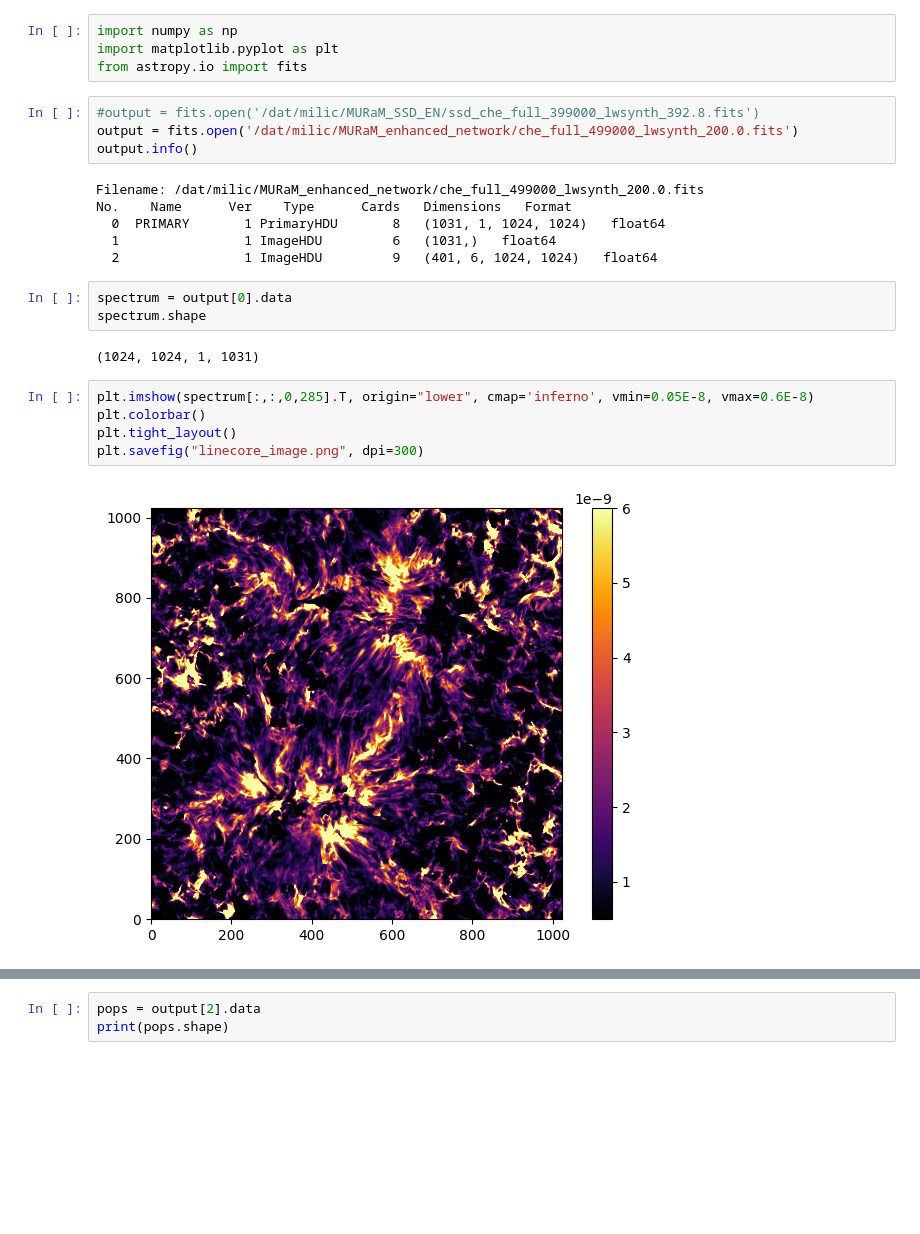
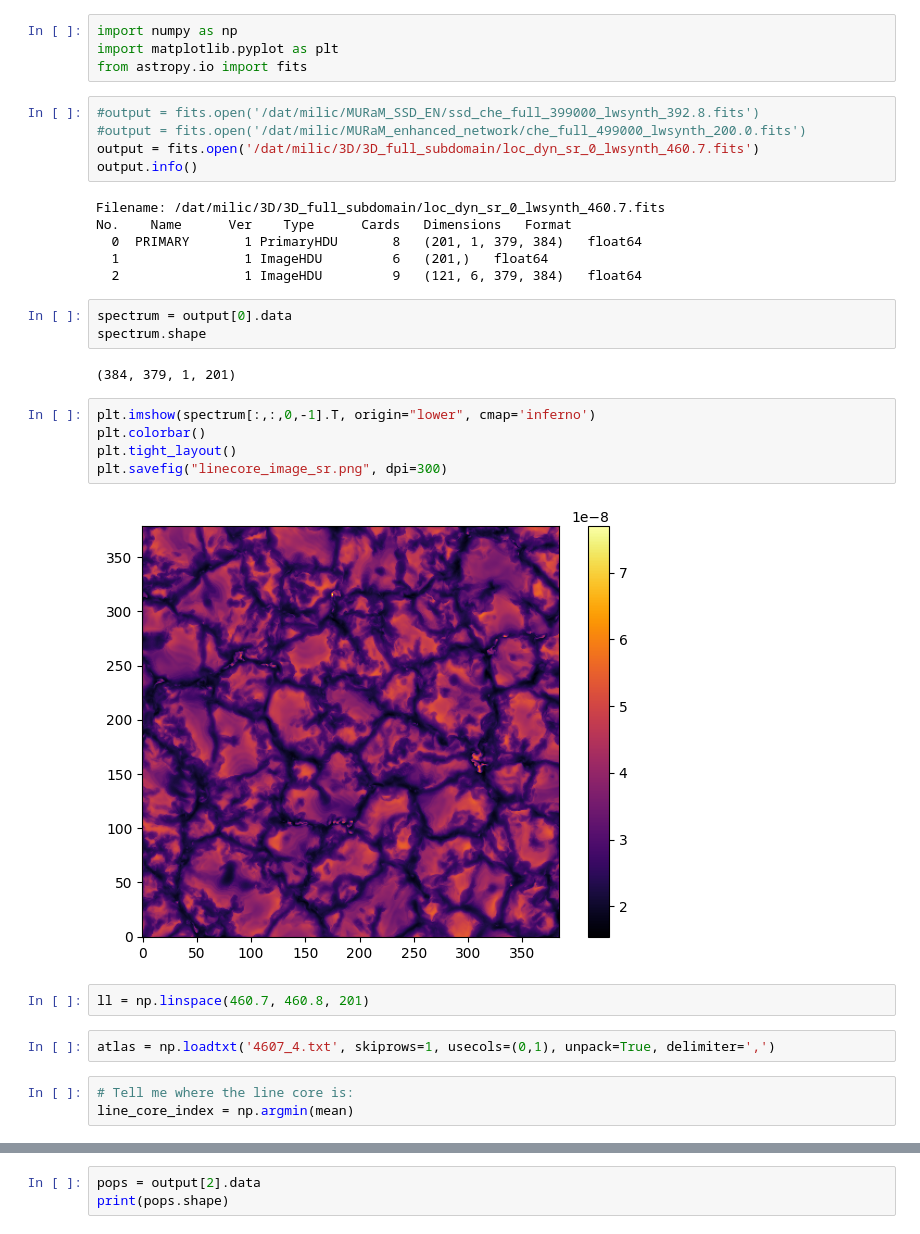
Before and after one commit to ivanzmilic/depp_coeff_plp, a Jupyter notebook: inspect_spectra.ipynb, the cells around one changed output, grey strips where cells are left out. Drawn from its saved outputs; the diff is of its cells as text; blank space fills up the shorter version.

```diff
--- a/inspect_spectra.ipynb
+++ b/inspect_spectra.ipynb
@@ -4,23 +4,31 @@ import matplotlib.pyplot as plt
 from astropy.io import fits
 # %%
 #output = fits.open('/dat/milic/MURaM_SSD_EN/ssd_che_full_399000_lwsynth_392.8.fits')
-output = fits.open('/dat/milic/MURaM_enhanced_network/che_full_499000_lwsynth_200.0.fits')
+#output = fits.open('/dat/milic/MURaM_enhanced_network/che_full_499000_lwsynth_200.0.fits')
+output = fits.open('/dat/milic/3D/3D_full_subdomain/loc_dyn_sr_0_lwsynth_460.7.fits')
 output.info()
 # %% [output]
-Filename: /dat/milic/MURaM_enhanced_network/che_full_499000_lwsynth_200.0.fits
+Filename: /dat/milic/3D/3D_full_subdomain/loc_dyn_sr_0_lwsynth_460.7.fits
 No.    Name      Ver    Type      Cards   Dimensions   Format
-  0  PRIMARY       1 PrimaryHDU       8   (1031, 1, 1024, 1024)   float64
-  1                1 ImageHDU         6   (1031,)   float64
-  2                1 ImageHDU         9   (401, 6, 1024, 1024)   float64
+  0  PRIMARY       1 PrimaryHDU       8   (201, 1, 379, 384)   float64
+  1                1 ImageHDU         6   (201,)   float64
+  2                1 ImageHDU         9   (121, 6, 379, 384)   float64
 # %%
 spectrum = output[0].data
 spectrum.shape
 # %% [output]
-(1024, 1024, 1, 1031)
+(384, 379, 1, 201)
 # %%
-plt.imshow(spectrum[:,:,0,285].T, origin="lower", cmap='inferno', vmin=0.05E-8, vmax=0.6E-8)
+plt.imshow(spectrum[:,:,0,-1].T, origin="lower", cmap='inferno')
 plt.colorbar()
 plt.tight_layout()
-plt.savefig("linecore_image.png", dpi=300)
+plt.savefig("linecore_image_sr.png", dpi=300)
 # %% [output]
-[figure, old version]
+[figure, new version]
+# %%
+ll = np.linspace(460.7, 460.8, 201)
+# %%
+atlas = np.loadtxt('4607_4.txt', skiprows=1, usecols=(0,1), unpack=True, delimiter=',')
+# %%
+# Tell me where the line core is:
+line_core_index = np.argmin(mean)
```
Also changed, not shown: parts of 2 cells of this notebook, 6 other files.
